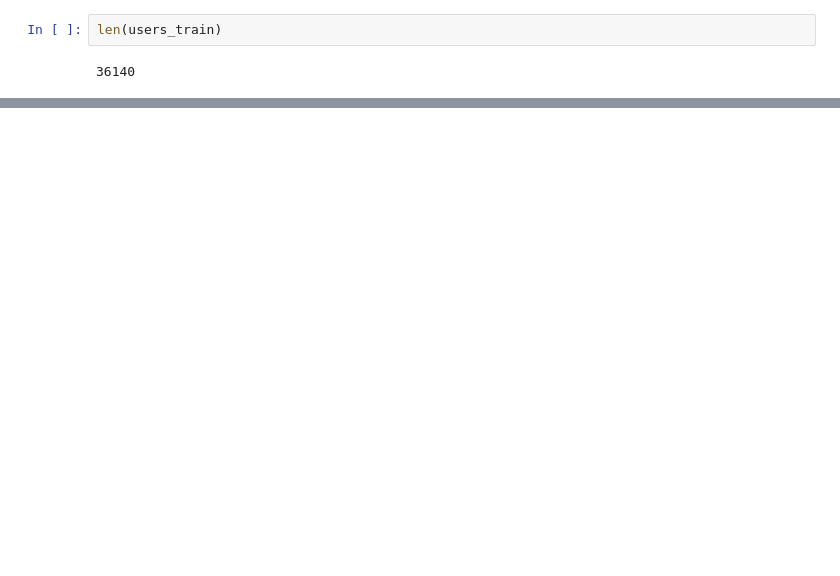
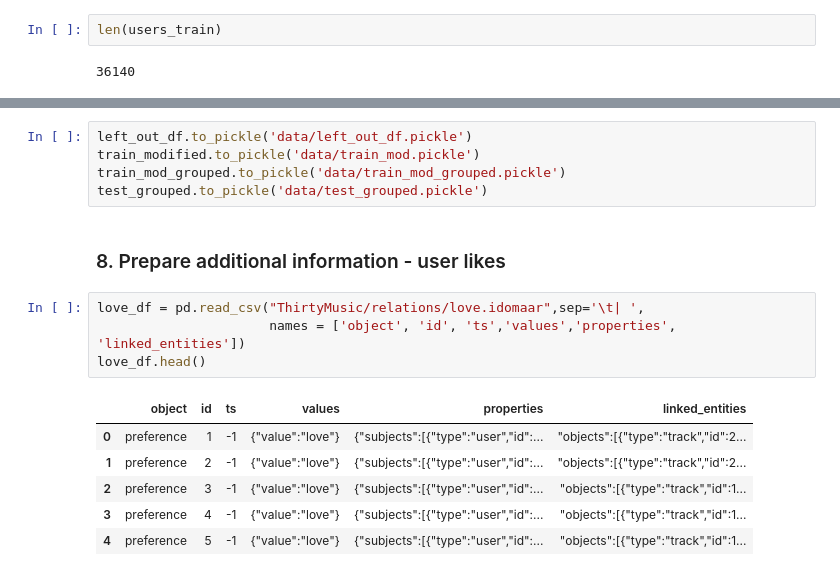
Before and after one commit to ShalyginaA/30Music-artist-recommendation, a Jupyter notebook: data_preparation.ipynb, the cells around one changed output, grey strips where cells are left out. Cells and saved outputs as stored; diff of their text form; blank space fills up the shorter version.

```diff
--- a/data_preparation.ipynb
+++ b/data_preparation.ipynb
@@ -500,0 +401,18 @@ train_left_out_grouped.shape
+# %%
+left_out_df.to_pickle('data/left_out_df.pickle')
+train_modified.to_pickle('data/train_mod.pickle')
+train_mod_grouped.to_pickle('data/train_mod_grouped.pickle')
+test_grouped.to_pickle('data/test_grouped.pickle')
+# %% [markdown]
+### 8. Prepare additional information - user likes
+# %%
+love_df = pd.read_csv("ThirtyMusic/relations/love.idomaar",sep='\t| ',
+                      names = ['object', 'id', 'ts','values','properties', 'linked_entities'])
+love_df.head()
+# %% [output]
+|  | object | id | ts | values | properties | linked_entities |
+| 0 | preference | 1 | -1 | {"value":"love"} | {"subjects":[{"type":"user","id":... | "objects":[{"type":"track","id":2... |
+| 1 | preference | 2 | -1 | {"value":"love"} | {"subjects":[{"type":"user","id":... | "objects":[{"type":"track","id":2... |
+| 2 | preference | 3 | -1 | {"value":"love"} | {"subjects":[{"type":"user","id":... | "objects":[{"type":"track","id":1... |
+| 3 | preference | 4 | -1 | {"value":"love"} | {"subjects":[{"type":"user","id":... | "objects":[{"type":"track","id":1... |
+| 4 | preference | 5 | -1 | {"value":"love"} | {"subjects":[{"type":"user","id":... | "objects":[{"type":"track","id":1... |
```
Also changed, not shown: parts of 76 cells of this notebook.
